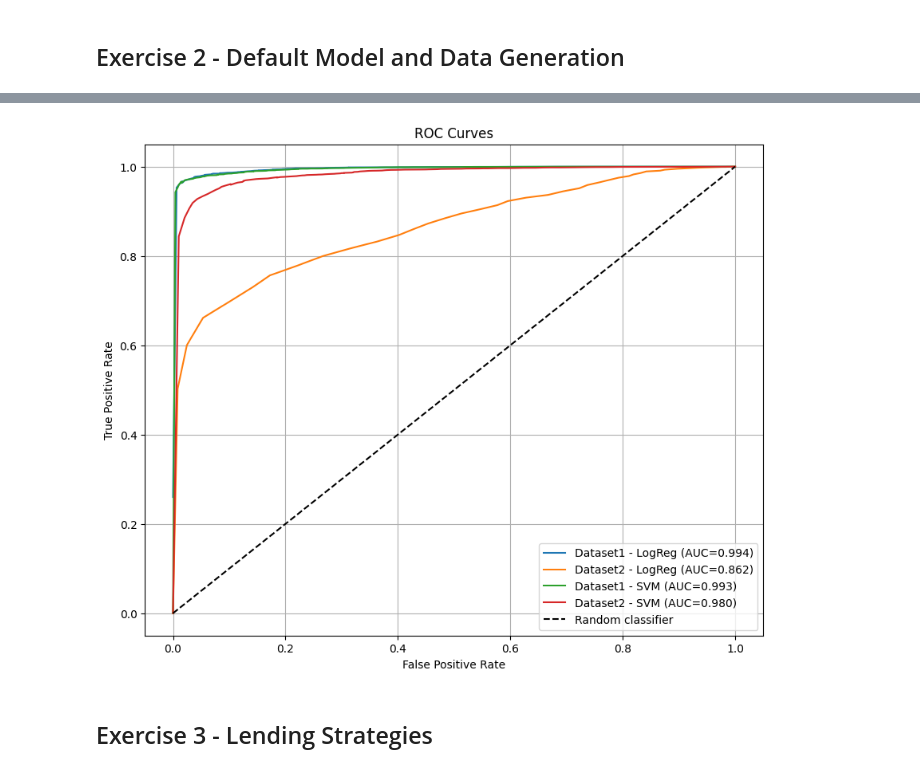
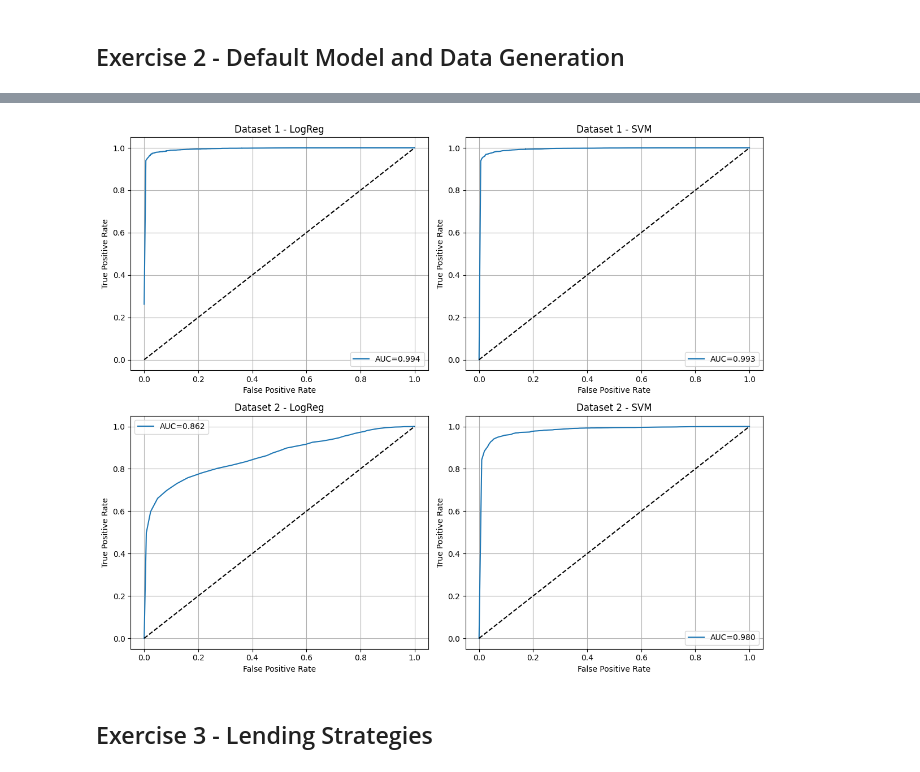
Before and after one commit to matthias-wyss/credit-risk-modeling, a Jupyter notebook: analysis.ipynb, the cells around one changed output, grey strips where cells are left out. Cells and saved outputs as stored; diff of their text form; code cells hidden in the pictures.

```diff
--- a/analysis.ipynb
+++ b/analysis.ipynb
@@ -144,7 +145,6 @@ Test cross-entropy loss:  0.14864431254820354
 from sklearn.svm import SVC
 from sklearn.preprocessing import StandardScaler
 from sklearn.metrics import log_loss
-
 # Calculate normalized data
 
 # "model = SVC(kernel='rbf', gamma=GAMMA, C=C, probability=True)" creates
@@ -170,9 +170,9 @@ C = 0.2
 GAMMA = 1/10
 
 # --- SVM for dataset 1 ---
-svm1 = SVC(kernel='rbf', C=C, gamma=GAMMA, probability=True)
-svm1.fit(X_train_scaled, y1_train)
+svm1 = SVC(kernel='rbf', C=C, gamma=GAMMA, probability=True).fit(X_train_scaled, y1_train)
 
+# Collect probabilities for dataset 1
 pred1_train_svm = svm1.predict_proba(X_train_scaled)
 pred1_test_svm  = svm1.predict_proba(X_test_scaled)
 
@@ -180,13 +180,13 @@ loss1_train_svm = log_loss(y1_train, pred1_train_svm)
 loss1_test_svm  = log_loss(y1_test, pred1_test_svm)
 
 print("Dataset 1 - SVM (RBF kernel):")
-print("Train cross-entropy loss:", loss1_train_svm)
-print("Test cross-entropy loss: ", loss1_test_svm)
+print("Train cross-entropy loss:", f"{loss1_train_svm:.4f}")
+print("Test cross-entropy loss: ", f"{loss1_test_svm:.4f}")
 
 # --- SVM for dataset 2 ---
-svm2 = SVC(kernel='rbf', C=C, gamma=GAMMA, probability=True)
-svm2.fit(X_train_scaled, y2_train)
+svm2 = SVC(kernel='rbf', C=C, gamma=GAMMA, probability=True).fit(X_train_scaled, y2_train)
 
+# Collect probabilities for dataset 2
 pred2_train_svm = svm2.predict_proba(X_train_scaled)
 pred2_test_svm  = svm2.predict_proba(X_test_scaled)
 
@@ -194,7 +194,7 @@ loss2_train_svm = log_loss(y2_train, pred2_train_svm)
 loss2_test_svm  = log_loss(y2_test, pred2_test_svm)
 
 print("\nDataset 2 - SVM (RBF kernel):")
-print("Train cross-entropy loss:", loss2_train_svm)
-print("Test cross-entropy loss: ", loss2_test_svm)
+print("Train cross-entropy loss:", f"{loss2_train_svm:.4f}")
+print("Test cross-entropy loss: ", f"{loss2_test_svm:.4f}")
 # %% [output]
 Dataset 1 - SVM (RBF kernel):
@@ -231,77 +231,83 @@ ths = np.linspace(0, 1, 100)
 
 # second data set and SVM:
 
-def compute_roc_auc(y_true, y_pred_probs, n_thresholds=100):
+np.random.seed(0)
+# second data set and SVM:
+
+def compute_roc_auc(y_true, y_pred_probs, thresholds):
     """
     Compute ROC curve points (FPR, TPR) and approximate AUC using Riemann sum.
 
     Parameters:
         y_true: array of true binary labels (0 or 1)
         y_pred_probs: array of predicted probabilities for Y=1
-        n_thresholds: number of thresholds to evaluate
+        thresholds: array of threshold values to evaluate
 
     Returns:
         fpr: array of false positive rates
         tpr: array of true positive rates
         auc: approximate AUC
     """
-    thresholds = np.linspace(0, 1, n_thresholds)
     tpr = []
     fpr = []
 
     P = np.sum(y_true == 1)
     N = np.sum(y_true == 0)
 
     for c in thresholds:
         y_pred = (y_pred_probs >= c).astype(int)
         TP = np.sum((y_pred == 1) & (y_true == 1))
         FP = np.sum((y_pred == 1) & (y_true == 0))
         tpr.append(TP / P)
         fpr.append(FP / N)
 
     tpr = np.array(tpr)
     fpr = np.array(fpr)
 
-    # Sort by FPR (ascending)
-    sorted_indices = np.argsort(fpr)
-    fpr = fpr[sorted_indices]
-    tpr = tpr[sorted_indices]
+    # Sort by FPR (ascending) before applying trapezoidal rule
+    idx = np.argsort(fpr)
+    fpr = fpr[idx]
+    tpr = tpr[idx]
 
-    # approximate AUC using Riemann sum
+    # Riemann sum (trapezoidal) AUC
     auc = np.sum((tpr[:-1] + tpr[1:]) / 2 * (fpr[1:] - fpr[:-1]))
 
     return fpr, tpr, auc
 
 # Plot all 4 cases:
+fig, axes = plt.subplots(2, 2, figsize=(12, 10))
+axes = axes.ravel()  # flatten to a 1D array for easy looping
 
-plt.figure(figsize=(10, 8))
+cases = [
+    ("Dataset 1 - LogReg", y1_test, pred1_test_logreg[:,1]),
+    ("Dataset 1 - SVM",    y1_test, pred1_test_svm[:,1]),
+    ("Dataset 2 - LogReg", y2_test, pred2_test_logreg[:,1]),
+    ("Dataset 2 - SVM",    y2_test, pred2_test_svm[:,1]),
+]
 
-# Dataset 1 - Logistic Regression
-fpr, tpr, auC = compute_roc_auc(y1_test, pred1_test_logreg[:,1])
-plt.plot(fpr, tpr, label=f'Dataset1 - LogReg (AUC={auC:.3f})')
+for ax, (title, y_true, preds) in zip(axes, cases):
+    fpr, tpr, auc = compute_roc_auc(y_true, preds, ths)
 
-# Dataset 2 - Logistic Regression
-fpr, tpr, auC = compute_roc_auc(y2_test, pred2_test_logreg[:,1])
-plt.plot(fpr, tpr, label=f'Dataset2 - LogReg (AUC={auC:.3f})')
+    # ROC curve
+    ax.plot(fpr, tpr, label=f"AUC={auc:.3f}")
 
-# Dataset 1 - SVM
-fpr, tpr, auC = compute_roc_auc(y1_test, pred1_test_svm[:,1])
-plt.plot(fpr, tpr, label=f'Dataset1 - SVM (AUC={auC:.3f})')
+    # Random classifier line
+    ax.plot([0, 1], [0, 1], "k--")
 
-# Dataset 2 - SVM
-fpr, tpr, auC = compute_roc_auc(y2_test, pred2_test_svm[:,1])
-plt.plot(fpr, tpr, label=f'Dataset2 - SVM (AUC={auC:.3f})')
+    # Labels and style
+    ax.set_title(title)
+    ax.set_xlabel("False Positive Rate")
+    ax.set_ylabel("True Positive Rate")
+    ax.grid(True)
+    ax.legend()
 
-plt.plot([0,1],[0,1],'k--', label='Random classifier')
-plt.xlabel('False Positive Rate')
-plt.ylabel('True Positive Rate')
-plt.title('ROC Curves')
-plt.legend()
-plt.grid(True)
-plt.savefig(os.path.join("outputs", "roc_curves.png"))
+plt.tight_layout()
+
+os.makedirs("outputs", exist_ok=True)
+plt.savefig(os.path.join("outputs", "roc_subplots.png"))
 plt.show()
 # %% [output]
-[figure, old version]
+[figure, new version]
 # %% [markdown]
 ## Exercise 3 - Lending Strategies
 # %%
```
Also changed, not shown: parts of 8 cells of this notebook, 6 other files.
